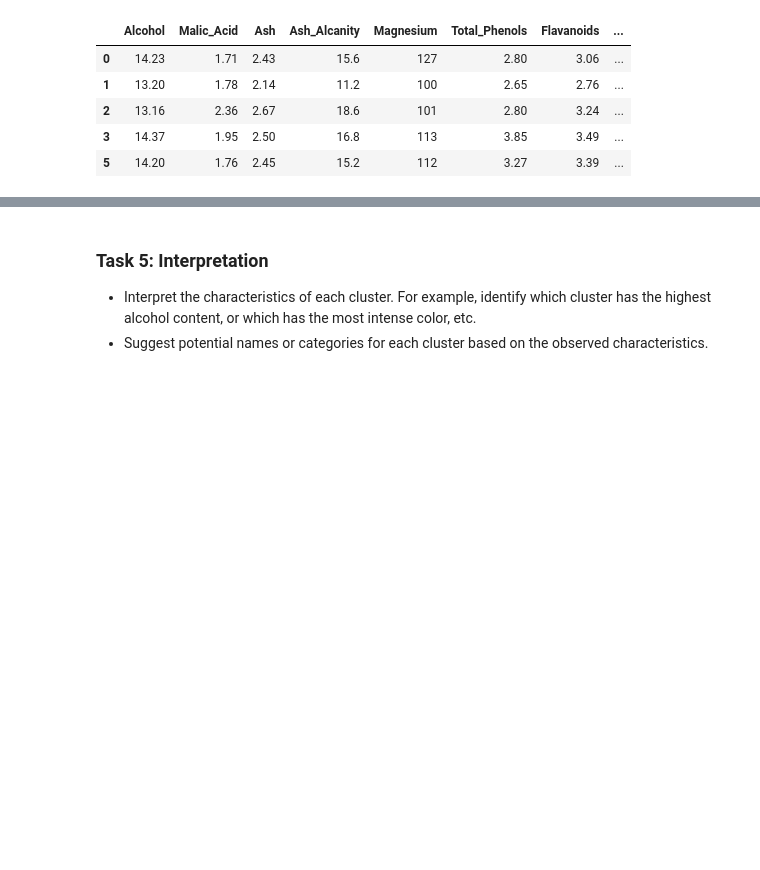
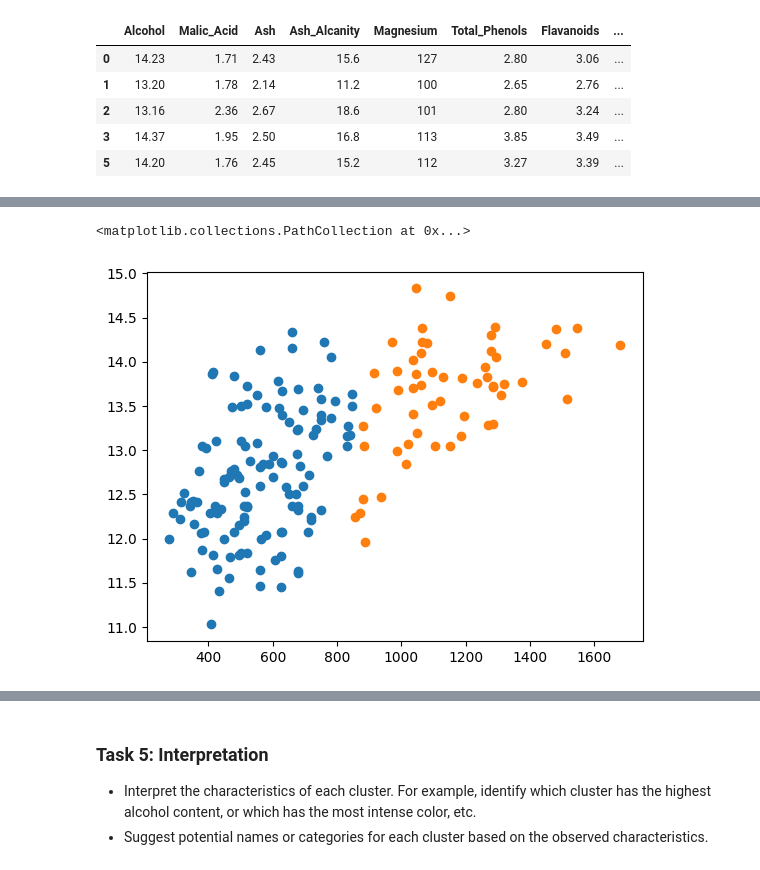
Before and after one commit to avimallik/machine_learning_workbench, a Jupyter notebook: Cluster_Analysis_K-Means/practice/Assignment on Cluster Analysis.ipynb, the cells around one changed output, grey strips where cells are left out. Drawn from its saved outputs; the diff is of its cells as text; code cells hidden in the pictures; blank space fills up the shorter version.

```diff
--- a/Cluster_Analysis_K-Means/practice/Assignment on Cluster Analysis.ipynb
+++ b/Cluster_Analysis_K-Means/practice/Assignment on Cluster Analysis.ipynb
@@ -299,0 +319,9 @@ df_clus_compare
+# %%
+# df_clus_0.iloc[: , 0:13]
+cluster_0 = df_clus_0.iloc[: , 0:13]
+cluster_1 = df_clus_1.iloc[: , 0:13]
+plt.scatter(cluster_0.Proline, cluster_0.Alcohol)
+plt.scatter(cluster_1.Proline, cluster_1.Alcohol)
+# %% [output]
+<matplotlib.collections.PathCollection at 0x...>
+[figure, added]
```
Also changed, not shown: parts of 14 cells of this notebook.
